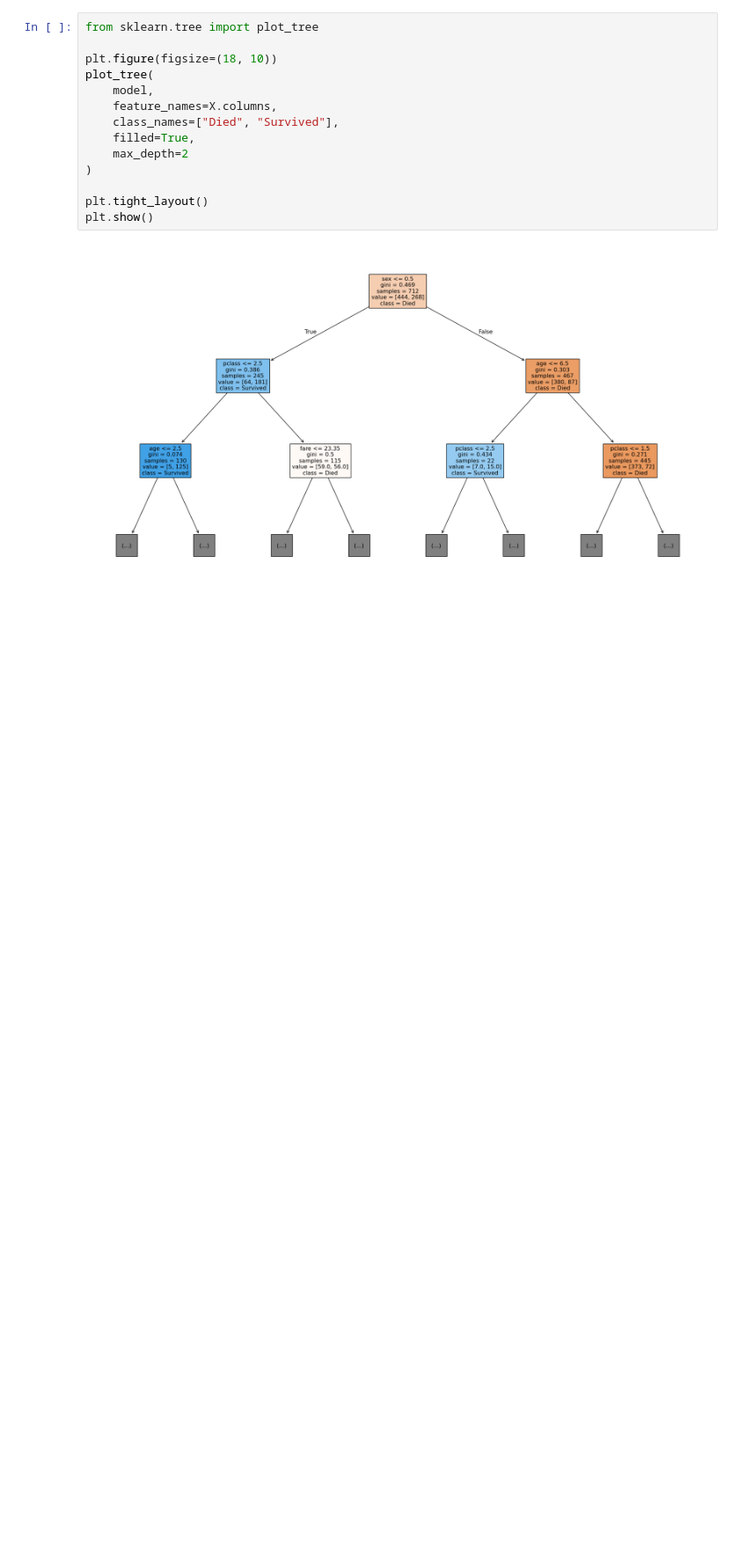
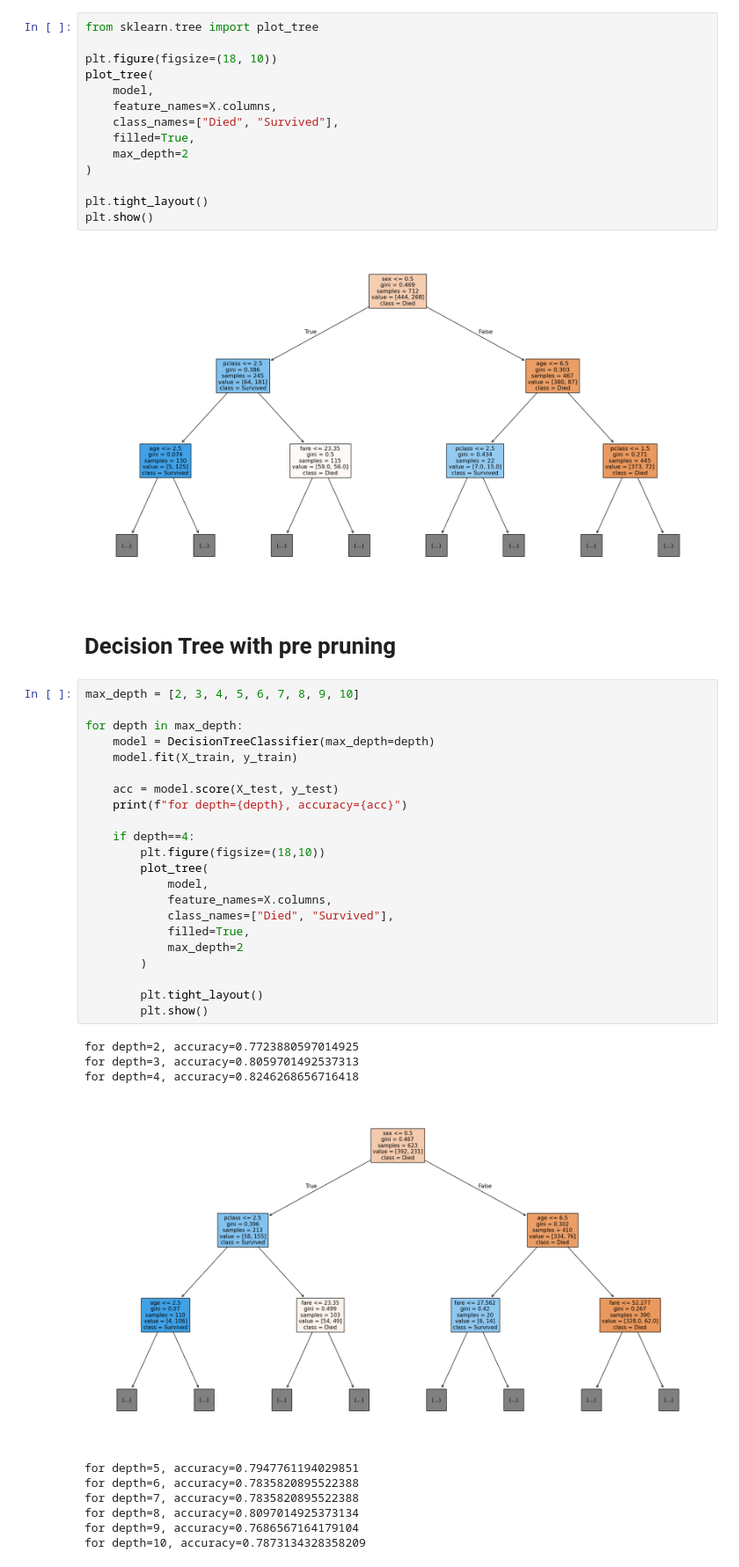
Before and after one commit to Ayush-0915/ML-Algorithms, a Jupyter notebook: Supervised Learning/Decision_Tree/Decision_tree_classifier.ipynb, the cells around one changed output. Shown at 88% size. Drawn from its saved outputs; the diff is of its cells as text; blank space fills up the shorter version.

Commit message:
Updated Decision Tree Classifier notebook

```diff
--- a/Supervised Learning/Decision_Tree/Decision_tree_classifier.ipynb
+++ b/Supervised Learning/Decision_Tree/Decision_tree_classifier.ipynb
@@ -182,3 +182,38 @@ plt.tight_layout()
 plt.show()
 # %% [output]
 [figure]
+# %% [markdown]
+# Decision Tree  with pre pruning
+# %%
+max_depth = [2, 3, 4, 5, 6, 7, 8, 9, 10]
+
+for depth in max_depth:
+    model = DecisionTreeClassifier(max_depth=depth)
+    model.fit(X_train, y_train)
+
+    acc = model.score(X_test, y_test)
+    print(f"for depth={depth}, accuracy={acc}")
+
+    if depth==4:
+        plt.figure(figsize=(18,10))
+        plot_tree(
+            model,
+            feature_names=X.columns,
+            class_names=["Died", "Survived"],
+            filled=True,
+            max_depth=2
+        )
+
+        plt.tight_layout()
+        plt.show()
+# %% [output]
+for depth=2, accuracy=0.7723880597014925
+for depth=3, accuracy=0.8059701492537313
+for depth=4, accuracy=0.8246268656716418
+[figure, added]
+for depth=5, accuracy=0.7947761194029851
+for depth=6, accuracy=0.7835820895522388
+for depth=7, accuracy=0.7835820895522388
+for depth=8, accuracy=0.8097014925373134
+for depth=9, accuracy=0.7686567164179104
+for depth=10, accuracy=0.7873134328358209
```
Also changed, not shown: parts of 2 cells of this notebook, 1 other file.
